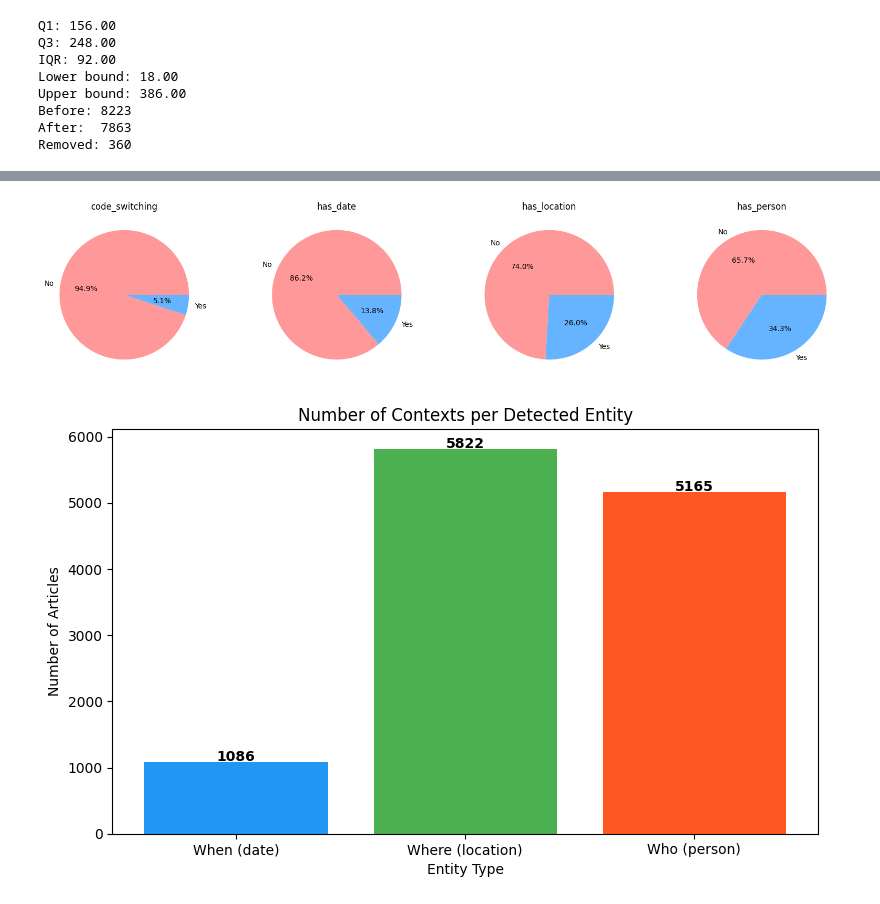
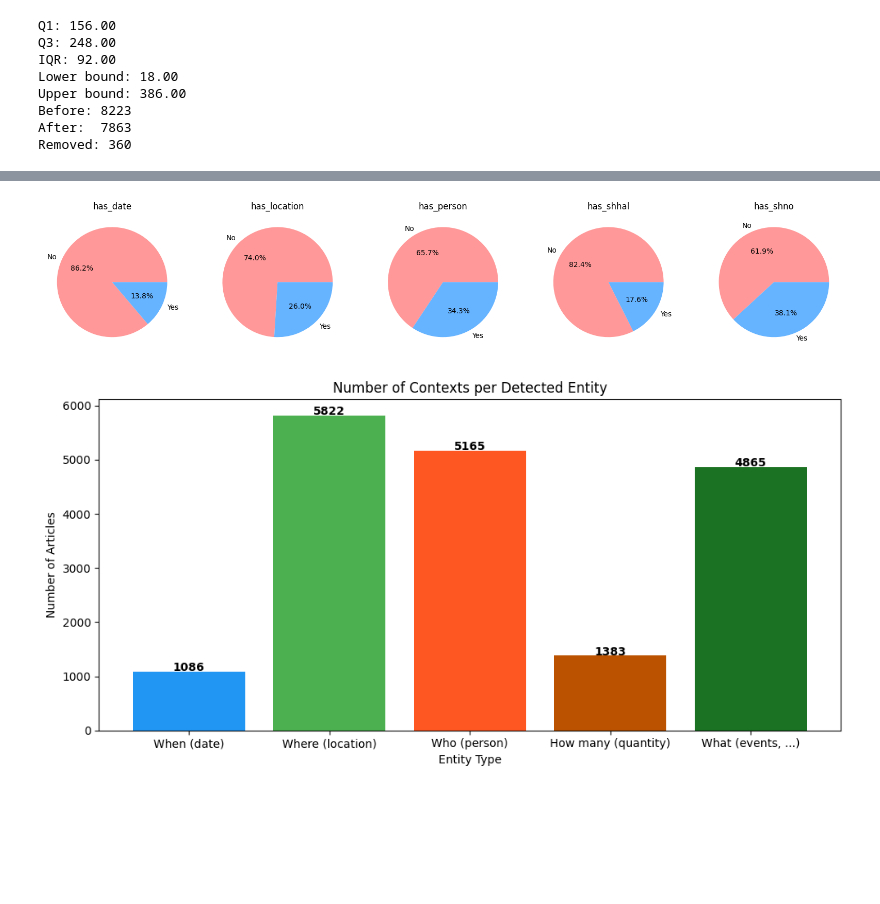
Before and after one commit to oafidi/ContextualQA, a Jupyter notebook: preprocessing.ipynb, the cells around one changed output, grey strips where cells are left out. Cells and saved outputs as stored; diff of their text form; code cells hidden in the pictures; blank space fills up the shorter version.

```diff
--- a/preprocessing.ipynb
+++ b/preprocessing.ipynb
@@ -402,0 +403,41 @@ df.head(50)
+# %%
+df["has_shhal"] = 0
+df["has_shno"] = 0
+df = df.reset_index(drop=True)
+
+INPUT_FILE = "datasets/processed/question_types_labelised_by_human/question_types_1_1525_label_studio.json"
+with open(INPUT_FILE, "r", encoding="utf-8") as f:
+    data = json.load(f)
+
+for i, task in enumerate(data):
+    shhal = task["data"].get("has_shhal")
+    shno  = task["data"].get("has_shno")
+
+    if "annotations" in task and len(task["annotations"]) > 0:
+        ann = task["annotations"][-1]
+
+        if len(ann.get("result", [])) > 0:
+            for res in ann["result"]:
+                if res["from_name"] == "shhal":
+                    shhal = int(res["value"]["choices"][0])
+                elif res["from_name"] == "shno":
+                    shno = int(res["value"]["choices"][0])
+
+    df.loc[i, "has_shhal"] = shhal
+    df.loc[i, "has_shno"] = shno
+# %%
+input_files = ["qa_types_1526_3050.json", "qa_types_3051_4575.json", "qa_types_4576_6100.json", "qa_types_6101_7625.json", "qa_types_7626_7863.json"]
+i = 1524
+
+for filename in input_files:
+    with open("datasets/processed/question_types_detected_by_llm/"+filename, "r", encoding="utf-8") as f:
+        data = json.load(f)
+    for task in data:
+        i += 1
+
+        context = task["data"]["context"]
+        shhal = task["data"]["has_shhal"]
+        shno = task["data"]["has_shno"]
+
+        df.loc[i, "has_shhal"] = shhal
+        df.loc[i, "has_shno"] = shno
@@ -403,20 +453,22 @@ df.head(50)
 # %%
-fig, axes = plt.subplots(1, 4, figsize=(20, 4))
-for ax, col in zip(axes, ["code_switching", "has_date", "has_location", "has_person"]):
+fig, axes = plt.subplots(1, 5, figsize=(20, 4))
+for ax, col in zip(axes, ["has_date", "has_location", "has_person", "has_shhal", "has_shno"]):
     counts = df[col].value_counts()
     ax.pie(counts, labels=["No", "Yes"], autopct='%1.1f%%', colors=['#ff9999','#66b3ff'])
     ax.set_title(col)
 # %% [output]
-[figure, old version]
+[figure, new version]
 # %%
 counts = {
     "When (date)"       : df["has_date"].sum(),
     "Where (location)"  : df["has_location"].sum(),
     "Who (person)"      : df["has_person"].sum(),
+    "How many (quantity)": df["has_shhal"].sum(),
+    "What (events, ...)": df["has_shno"].sum()
 }
 
-plt.figure(figsize=(8, 5))
-plt.bar(counts.keys(), counts.values(), color=['#2196F3','#4CAF50','#FF5722'])
+plt.figure(figsize=(10, 5))
+plt.bar(counts.keys(), counts.values(), color=['#2196F3','#4CAF50','#FF5722', '#BA5200', '#1B7222'])
 plt.title("Number of Contexts per Detected Entity")
 plt.ylabel("Number of Articles")
 plt.xlabel("Entity Type")
@@ -427,4 +479,4 @@ for i, (key, val) in enumerate(counts.items()):
 plt.tight_layout()
 plt.show()
 # %% [output]
-[figure, old version]
+[figure, new version]
```
Also changed, not shown: parts of 10 cells of this notebook, 6 other files.
